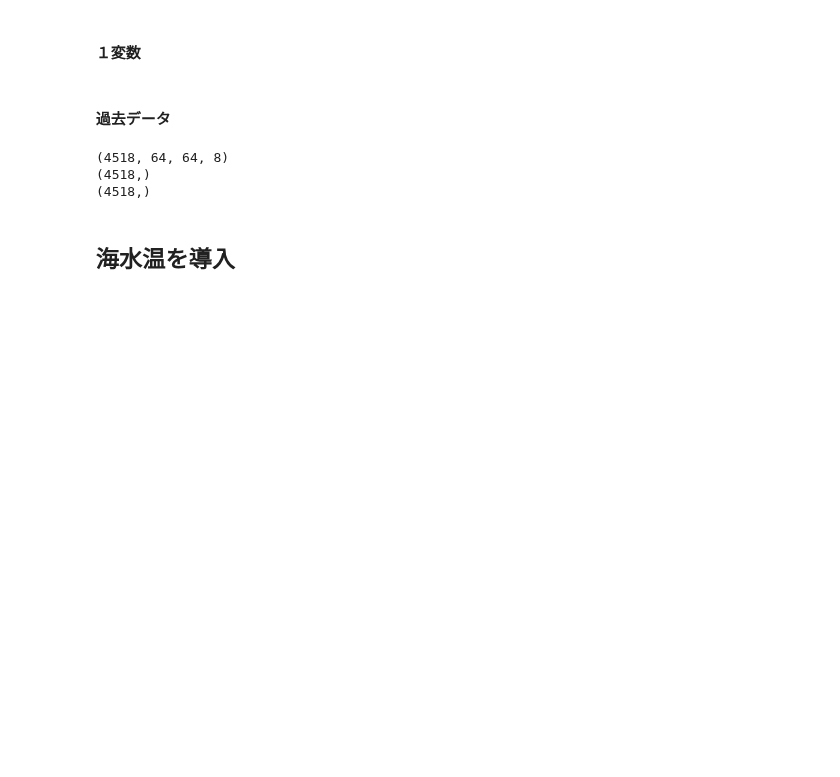
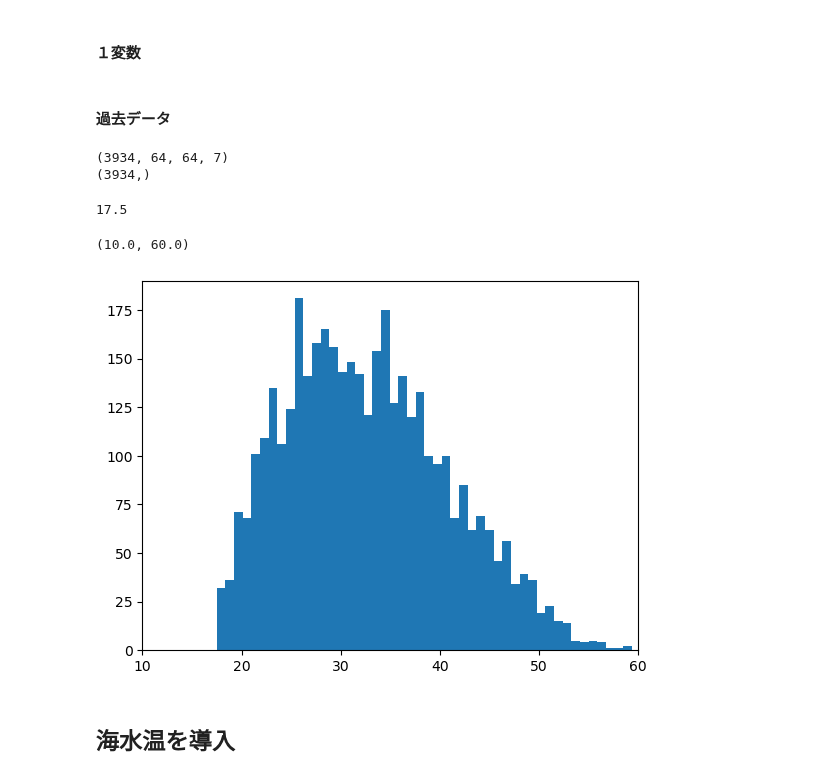
Before and after one commit to Yuumae1/machine_learning, a Jupyter notebook: notebook/geosciAI2024.ipynb, the cells around one changed output. Drawn from its saved outputs; the diff is of its cells as text; code cells hidden in the pictures; blank space fills up the shorter version.

```diff
--- a/notebook/geosciAI2024.ipynb
+++ b/notebook/geosciAI2024.ipynb
@@ -268,4 +350,5 @@ def get_input_ans(start_year, end_year, input_dir, n_input = 1):
 # %%
+# answer wind をずらさない場合
 def get_input_ans(start_year, end_year, input_dir, n_input = 1):
     trackfiles = []
     field = ['olr', 'qv600', 'slp', 'sst', 'u200', 'u850', 'v200', 'v850']
@@ -280,16 +363,17 @@ def get_input_ans(start_year, end_year, input_dir, n_input = 1):
         df = pd.read_csv(file)
         col = df.columns
         colname = col[6] #TCフラグ
-        tc_df = df[df[colname] == 1] #TCフラグが１のところだけ抽出
-        index = tc_df.index
-        start_index = index[0]
-        end_index = min([index[-1], df.shape[0]-5]) #最後のTCフラグ1の時点から24時間後（4ステップ先）の予測をしたいがデータがないかもしれない。
+        tc_df = np.where(df[colname] == 1)[0]#TCフラグが１のところだけ抽出
+        #index = tc_df.index
+        print(trackfiles)
+        #start_index = index[0]
+        #end_index = index[-1] #　試験的に、index 最後の値を取る
 
-        time = np.array(df.iloc[start_index:end_index+4+1, 0])
-        lon  = np.array(df.iloc[start_index:end_index+4+1, 1])
-        lat  = np.array(df.iloc[start_index:end_index+4+1, 2])
-        wind = np.array(df.iloc[start_index:end_index+4+1, 3])
-        tsteps = wind.shape[0] - 4
+        time = np.array(df.iloc[tc_df, 0])
+        lon  = np.array(df.iloc[tc_df, 1])
+        lat  = np.array(df.iloc[tc_df, 2])
+        wind = np.array(df.iloc[tc_df, 3])
+        tsteps = wind.shape[0]
         # SST data にあわせるため、初期は 00 時刻のデータを読み込む
         if time[0][:2] == '06':
             time = time[3:]
@@ -346,6 +430,7 @@ def get_input_ans(start_year, end_year, input_dir, n_input = 1):
                 x[:,:,jj] = xi['data']
 
             input.append(x)
-            ans.append(wind[ii+n_input+4-1])
+            ans.append(wind[ii+n_input-1])
             times.append(time[ii])
+            print(wind[ii+n_input-1])
     return np.array(input), np.array(ans), np.array(times)
@@ -352,12 +523,18 @@ def get_input_ans(start_year, end_year, input_dir, n_input = 1):
 # %%
-input_train, ans_train, time = get_input_ans(1979, 1980, input_dir)
+input_train, ans_train, time, init = get_input_ans(1979, 1980, input_dir)
 print(input_train.shape)
 print(ans_train.shape)
-print(time.shape)
 # %% [output]
-(4518, 64, 64, 8)
-(4518,)
-(4518,)
+(3934, 64, 64, 7)
+(3934,)
+# %%
+print(ans_train.min())
+plt.hist(ans_train, bins=50)
+plt.xlim(10,60)
+# %% [output]
+17.5
+(10.0, 60.0)
+[figure, added]
 # %% [markdown]
 ## 海水温を導入
 # %%
```
Also changed, not shown: parts of 3 cells of this notebook, 2 other files.
